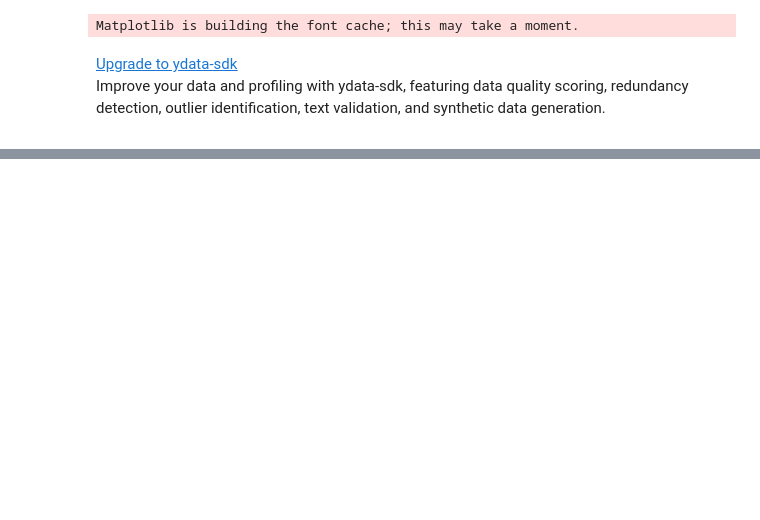
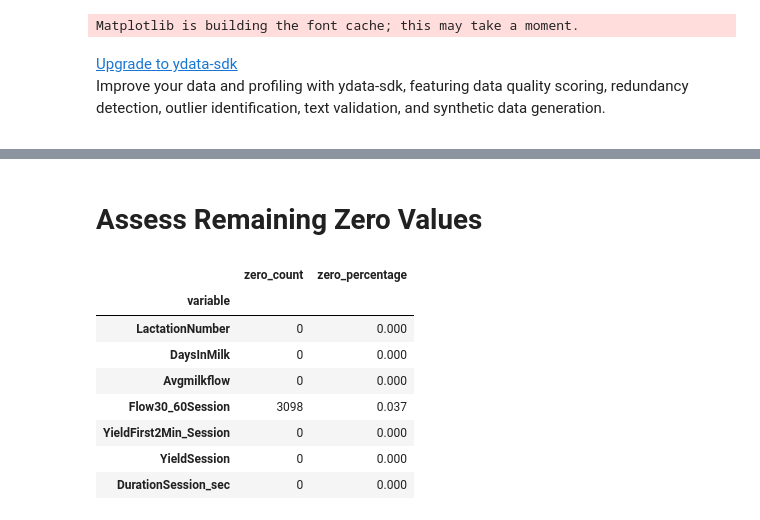
Before and after one commit to KatrinaPayton1/project1-ansci-4040, a Jupyter notebook: data_inspection.ipynb, the cells around one changed output, grey strips where cells are left out. Cells and saved outputs as stored; diff of their text form; code cells hidden in the pictures; blank space fills up the shorter version.

```diff
--- a/data_inspection.ipynb
+++ b/data_inspection.ipynb
@@ -77,0 +135,26 @@ profile.to_file("data_profile_report.html")
+# %% [markdown]
+# Assess Remaining Zero Values
+# %%
+# Assess zero values in the dataset
+zero_value_summary = []
+for column in measurement_columns:
+    zero_count = (data[column] == 0).sum()
+    zero_percentage = (zero_count / len(data)) * 100
+    zero_value_summary.append({
+        "variable": column,
+        "zero_count": zero_count,
+        "zero_percentage": zero_percentage,
+    })
+
+zero_value_summary = pd.DataFrame(zero_value_summary).set_index("variable")
+zero_value_summary.round(3)
+# %% [output]
+|  | zero_count | zero_percentage |
+| variable |  |  |
+| LactationNumber | 0 | 0.000 |
+| DaysInMilk | 0 | 0.000 |
+| Avgmilkflow | 0 | 0.000 |
+| Flow30_60Session | 3098 | 0.037 |
+| YieldFirst2Min_Session | 0 | 0.000 |
+| YieldSession | 0 | 0.000 |
+| DurationSession_sec | 0 | 0.000 |
```
Also changed, not shown: parts of 16 cells of this notebook.
